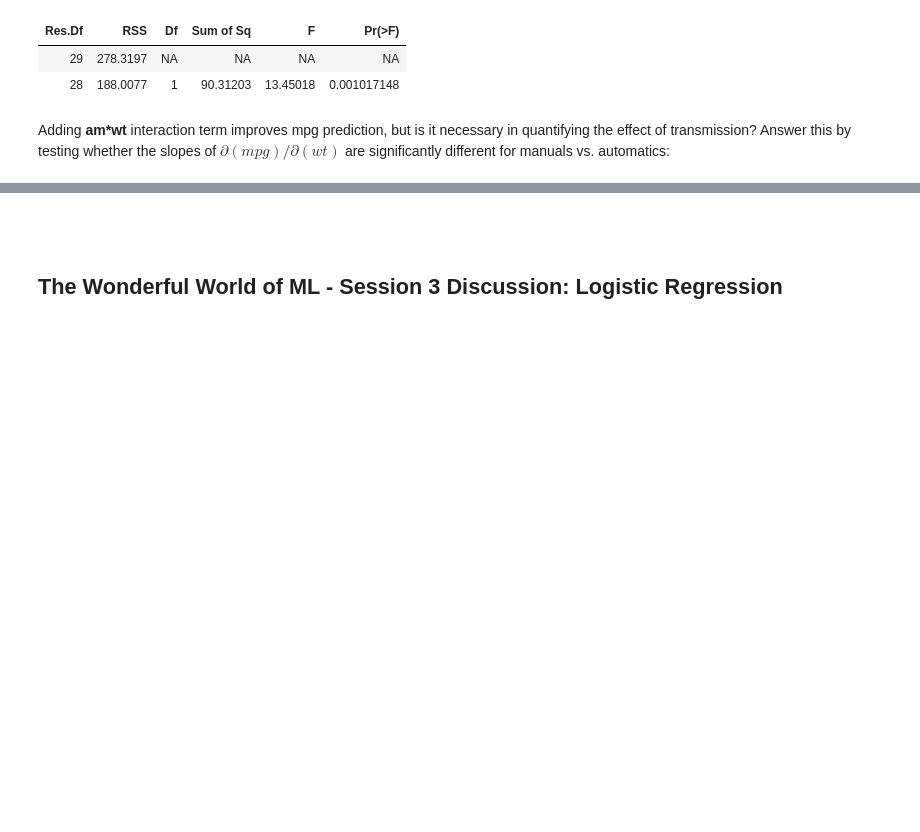
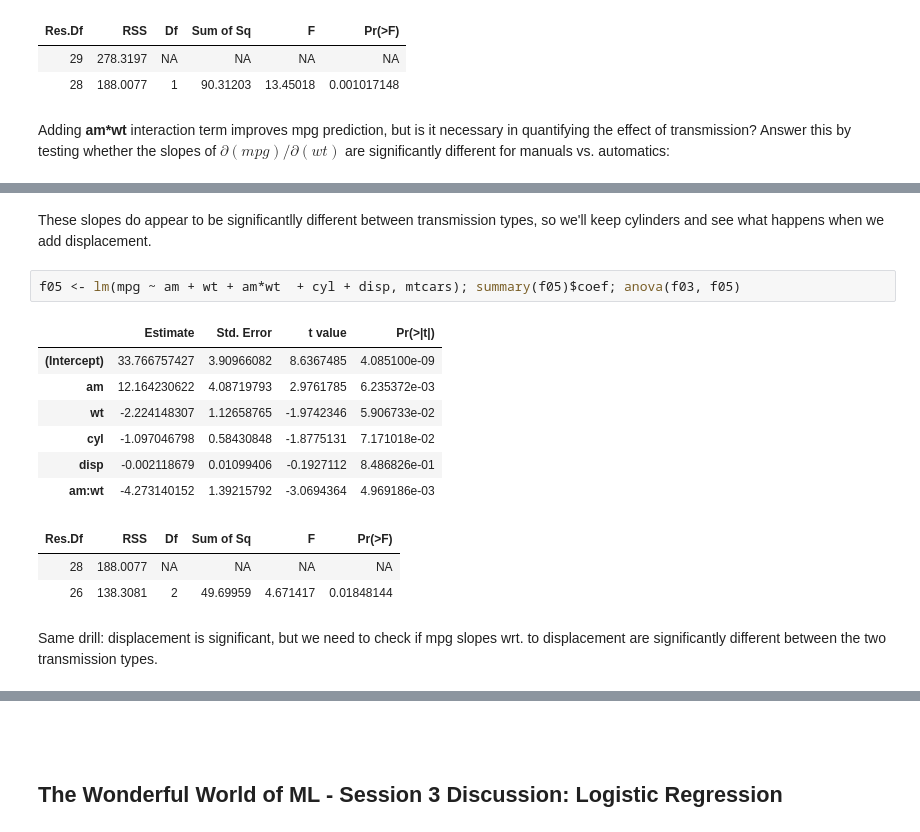
Before and after one commit to focods/WonderfulML, a Jupyter notebook: docs/solutions/session03_r.ipynb, the cells around one changed output, grey strips where cells are left out. Drawn from its saved outputs; the diff is of its cells as text; blank space fills up the shorter version.

```diff
--- a/docs/solutions/session03_r.ipynb
+++ b/docs/solutions/session03_r.ipynb
@@ -138 +221,18 @@ Adding **am*wt** interaction term improves mpg prediction, but is it necessary i
+# %% [markdown]
+These slopes do appear to be significantlly different between transmission types, so we'll keep cylinders and see what happens when we add displacement.
+# %%
+f05 <- lm(mpg ~ am + wt + am*wt  + cyl + disp, mtcars); summary(f05)$coef; anova(f03, f05)
+# %% [output]
+|  | Estimate | Std. Error | t value | Pr(>|t|) |
+| (Intercept) | 33.766757427 | 3.90966082 | 8.6367485 | 4.085100e-09 |
+| am | 12.164230622 | 4.08719793 | 2.9761785 | 6.235372e-03 |
+| wt | -2.224148307 | 1.12658765 | -1.9742346 | 5.906733e-02 |
+| cyl | -1.097046798 | 0.58430848 | -1.8775131 | 7.171018e-02 |
+| disp | -0.002118679 | 0.01099406 | -0.1927112 | 8.486826e-01 |
+| am:wt | -4.273140152 | 1.39215792 | -3.0694364 | 4.969186e-03 |
+| Res.Df | RSS | Df | Sum of Sq | F | Pr(>F) |
+| 28 | 188.0077 | NA | NA | NA | NA |
+| 26 | 138.3081 | 2 | 49.69959 | 4.671417 | 0.01848144 |
+# %% [markdown]
+Same drill: displacement is significant, but we need to check if mpg slopes wrt. to displacement are significantly different between the two transmission types.
 # %%
```
Also changed, not shown: parts of 19 cells of this notebook.
